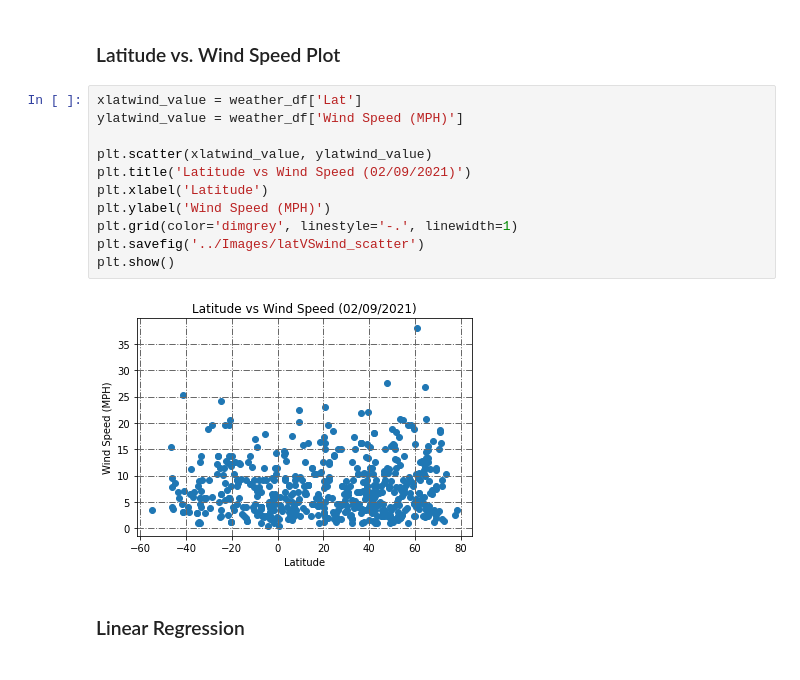
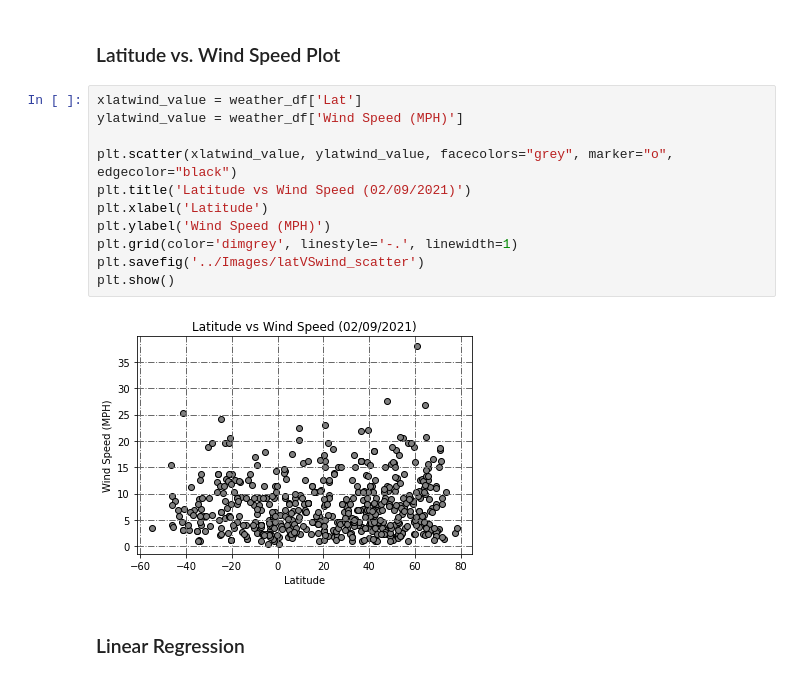
Before and after one commit to chiiliensun/PythonAPIs, a Jupyter notebook: WeatherPy/WeatherPy_code.ipynb, the cells around one changed output. Cells and saved outputs as stored; diff of their text form.

```diff
--- a/WeatherPy/WeatherPy_code.ipynb
+++ b/WeatherPy/WeatherPy_code.ipynb
@@ -251,15 +251,15 @@ plt.show()
 # %%
 xlatwind_value = weather_df['Lat']
 ylatwind_value = weather_df['Wind Speed (MPH)']
 
-plt.scatter(xlatwind_value, ylatwind_value)
+plt.scatter(xlatwind_value, ylatwind_value, facecolors="grey", marker="o", edgecolor="black")
 plt.title('Latitude vs Wind Speed (02/09/2021)')
 plt.xlabel('Latitude')
 plt.ylabel('Wind Speed (MPH)')
 plt.grid(color='dimgrey', linestyle='-.', linewidth=1)
 plt.savefig('../Images/latVSwind_scatter')
 plt.show()
 # %% [output]
-[figure, old version]
+[figure, new version]
 # %% [markdown]
 ### Linear Regression
```
Also changed, not shown: parts of 12 cells of this notebook, 4 other files.
